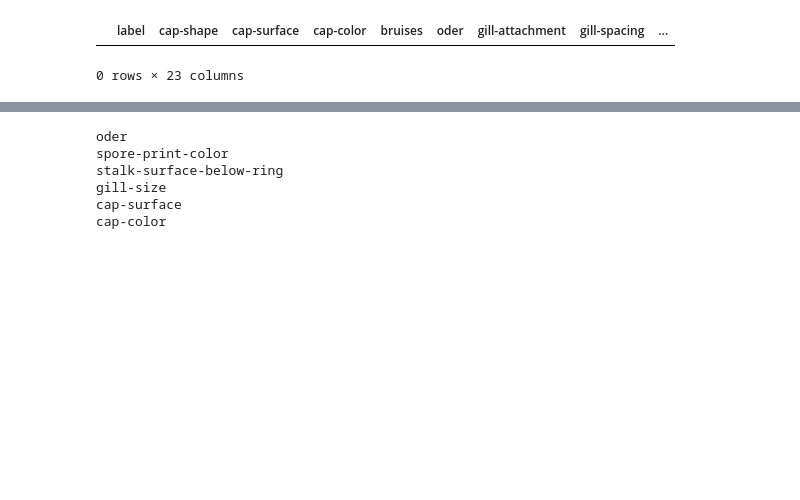
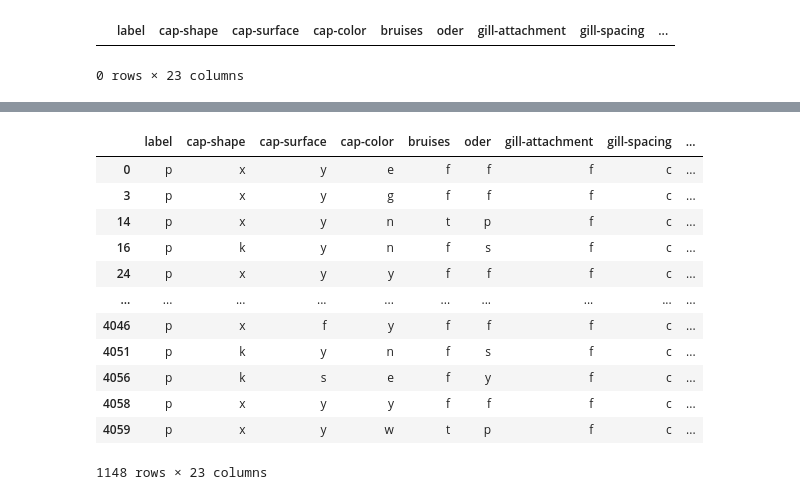
Before and after one commit to EstebanGuillen/MachineLearning, a Jupyter notebook: Project_1.ipynb, the cells around one changed output, grey strips where cells are left out. Saved outputs shown, nothing was run; the diff lists cells and outputs as text; code cells hidden in the pictures; blank space fills up the shorter version.

```diff
--- a/Project_1.ipynb
+++ b/Project_1.ipynb
@@ -659,12 +585,19 @@ e
-# %%
-evaluation_criteria = "misclassification"
-alpha = '1.0'
-print_statement = "Accuracy (using misclassification and confidence level of 0%):  "
-id3_misclassification_error = id3(training_data,"label",get_attributes(),alpha)
-# %% [output]
-oder
-spore-print-color
-stalk-surface-below-ring
-gill-size
-cap-surface
-cap-color
+# %%
+pointed_or_umbrella_shaped = training_data[training_data['cap-shape'].isin(['c','x','b','k'])]
+# %%
+pointed_or_umbrella_shaped_p = pointed_or_umbrella_shaped[pointed_or_umbrella_shaped['label'] == 'p']
+pointed_or_umbrella_shaped_p
+# %% [output]
+|  | label | cap-shape | cap-surface | cap-color | bruises | oder | gill-attachment | gill-spacing | ... |
+| 0 | p | x | y | e | f | f | f | c | ... |
+| 3 | p | x | y | g | f | f | f | c | ... |
+| 14 | p | x | y | n | t | p | f | c | ... |
+| 16 | p | k | y | n | f | s | f | c | ... |
+| 24 | p | x | y | y | f | f | f | c | ... |
+| ... | ... | ... | ... | ... | ... | ... | ... | ... | ... |
+| 4046 | p | x | f | y | f | f | f | c | ... |
+| 4051 | p | k | y | n | f | s | f | c | ... |
+| 4056 | p | k | s | e | f | y | f | c | ... |
+| 4058 | p | x | y | y | f | f | f | c | ... |
+| 4059 | p | x | y | w | t | p | f | c | ... |
+1148 rows × 23 columns
```
Also changed, not shown: parts of 22 cells of this notebook, 1 other file.
